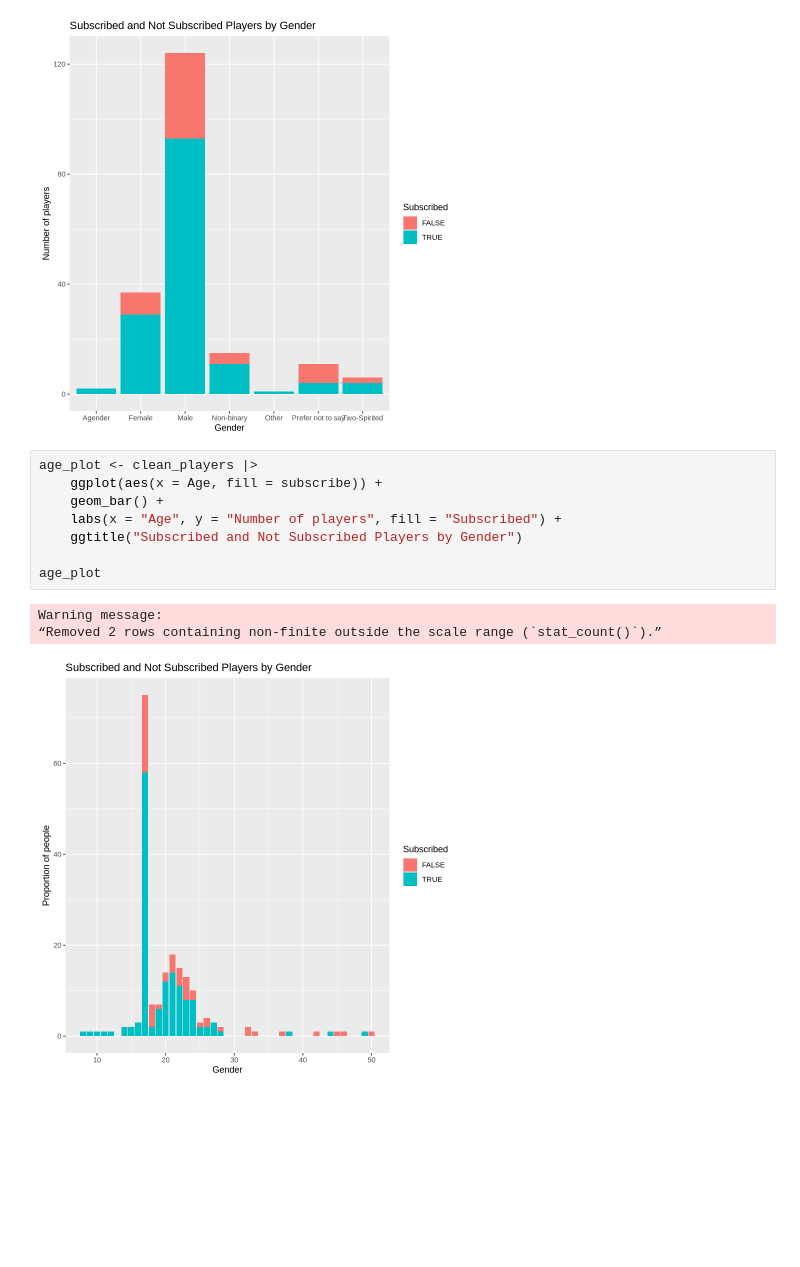
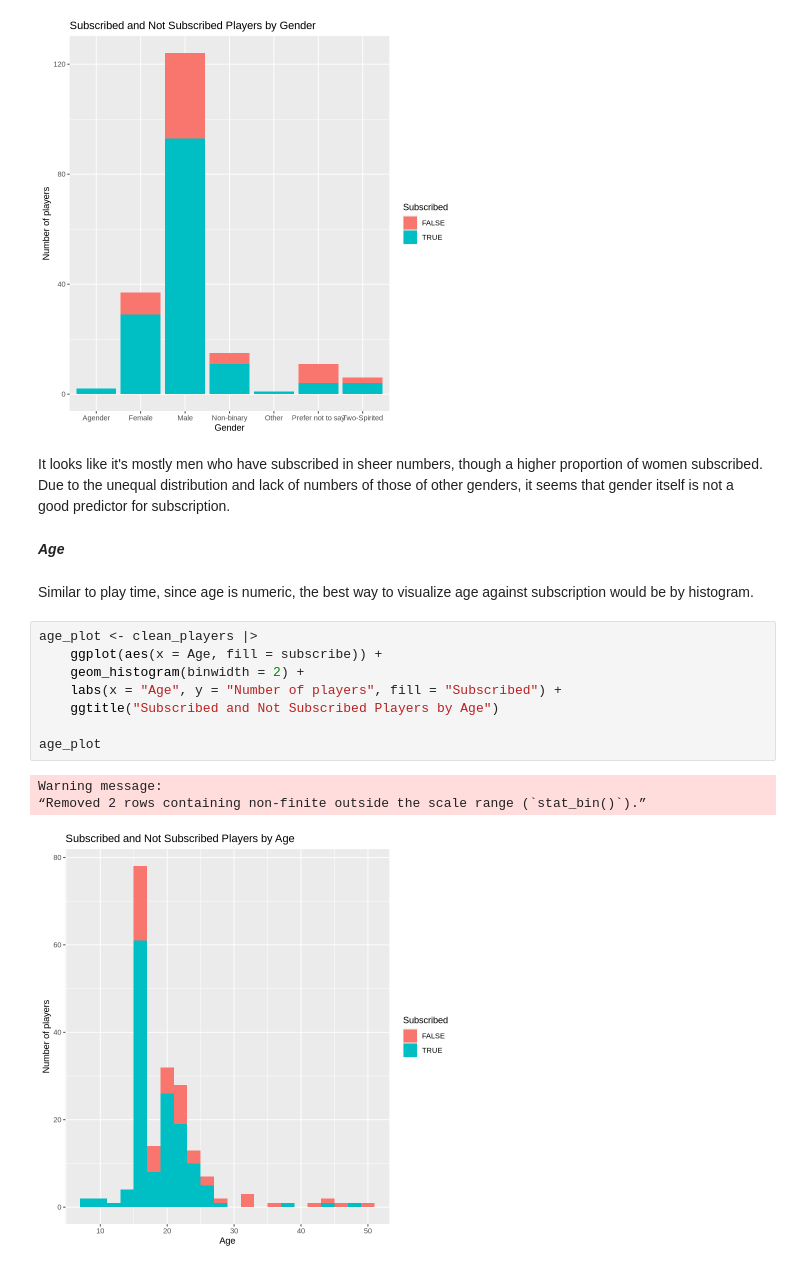
Before and after one commit to vshao01/project_report, a Jupyter notebook: minecraft_research.ipynb, the cells around one changed output. Cells and saved outputs as stored; diff of their text form; blank space fills up the shorter version.

```diff
--- a/minecraft_research.ipynb
+++ b/minecraft_research.ipynb
@@ -234,15 +224,21 @@ gender_plot <- clean_players |>
 gender_plot
 # %% [output]
 [figure]
+# %% [markdown]
+It looks like it's mostly men who have subscribed in sheer numbers, though a higher proportion of women subscribed. Due to the unequal distribution and lack of numbers of those of other genders, it seems that gender itself is not a good predictor for subscription.
+# %% [markdown]
+***Age***
+# %% [markdown]
+Similar to play time, since age is numeric, the best way to visualize age against subscription would be by histogram.
 # %%
 age_plot <- clean_players |>
     ggplot(aes(x = Age, fill = subscribe)) +
-    geom_bar() +
+    geom_histogram(binwidth = 2) +
     labs(x = "Age", y = "Number of players", fill = "Subscribed") +
-    ggtitle("Subscribed and Not Subscribed Players by Gender")
+    ggtitle("Subscribed and Not Subscribed Players by Age")
 
 age_plot
 # %% [output]
 Warning message:
-“Removed 2 rows containing non-finite outside the scale range (`stat_count()`).”
+“Removed 2 rows containing non-finite outside the scale range (`stat_bin()`).”
-[figure, old version]
+[figure, new version]
```
Also changed, not shown: parts of 25 cells of this notebook.
